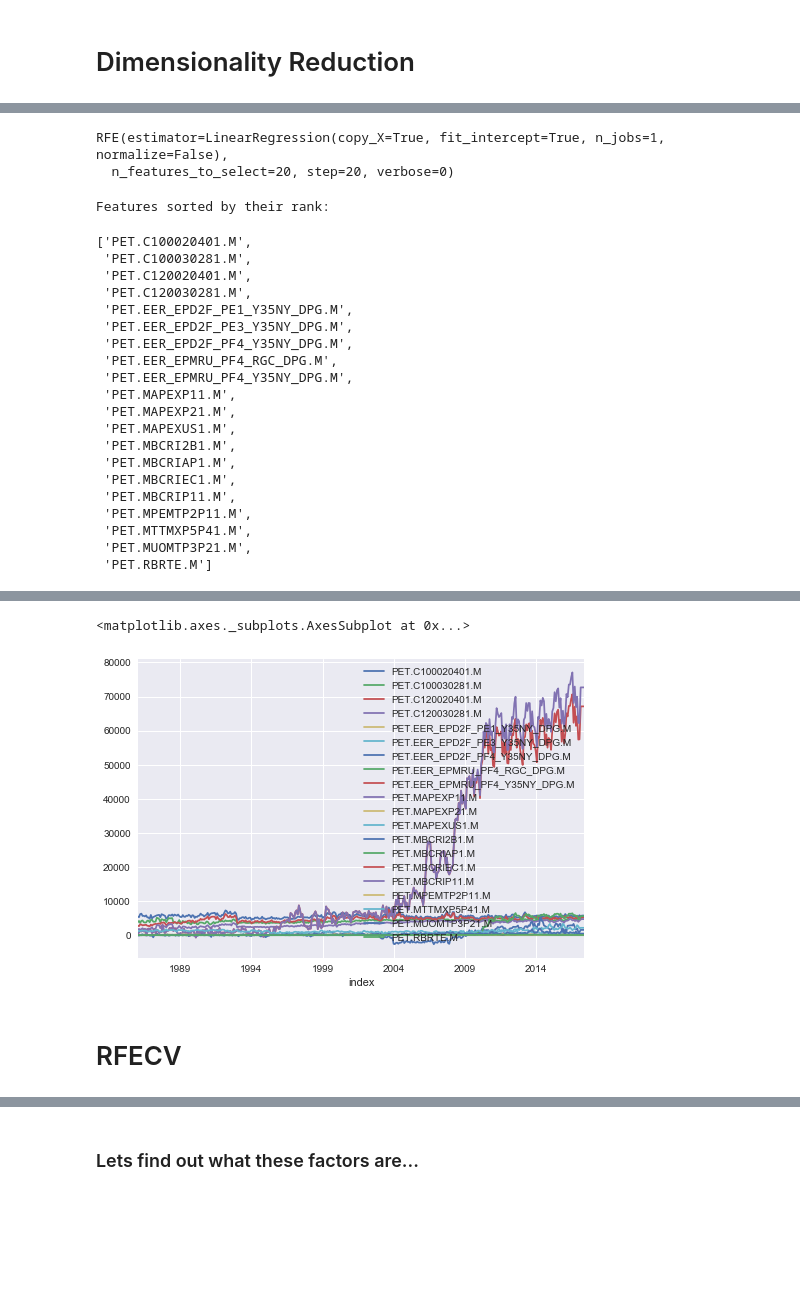
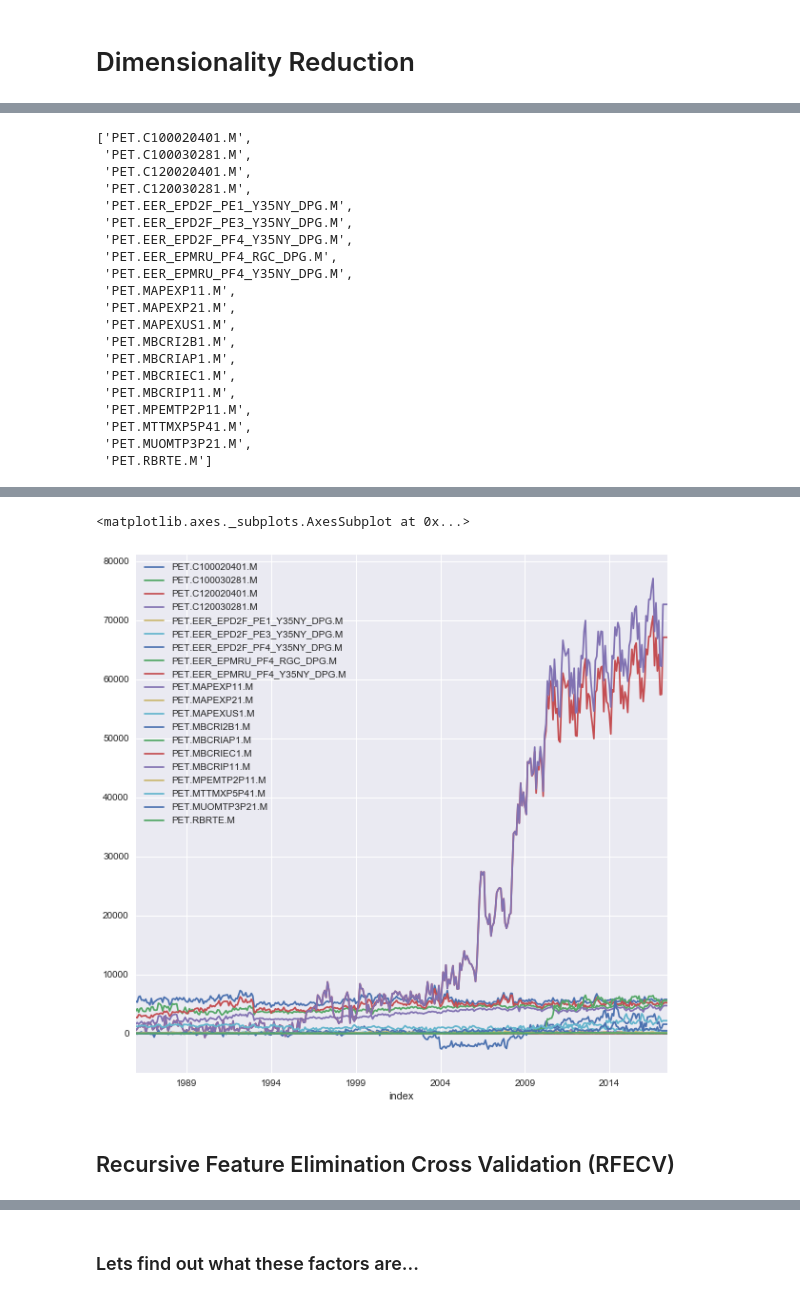
Before and after one commit to limitup/Chipy_Mentorship, a Jupyter notebook: feature_reduction.ipynb, the cells around one changed output, grey strips where cells are left out. Drawn from its saved outputs; the diff is of its cells as text; code cells hidden in the pictures; blank space fills up the shorter version.

```diff
--- a/feature_reduction.ipynb
+++ b/feature_reduction.ipynb
@@ -8,7 +10,7 @@ from datetime import datetime
 # %% [markdown]
 ## Data Exploration notebook shows 54309 Monthly factors!!
 # %%
-monthly_crude = pd.read_csv('./monthly_crude_data.csv',index_col='index',parse_dates=True)
+monthly_crude = pd.read_csv('./monthly_crude_data.csv',index_col='index',parse_dates=True,infer_datetime_format=True)
 monthly_crude.info()
 # %% [output]
 <class 'pandas.core.frame.DataFrame'>
@@ -162,42 +145,42 @@ from sklearn.feature_selection import RFE
 # %%
 #use linear regression as the model
 lr_rfe = LinearRegression()
-#rank all features, i.e continue the elimination until the last one
-rfe = RFE(lr_rfe,step=20, n_features_to_select=20)
-rfe.fit(monthly_dataset,y)
+# rank all features, i.e continue the elimination until the last one
+# rfe = RFE(lr_rfe,step=20, n_features_to_select=20)
+# rfe.fit(monthly_dataset,y)
+
+# with open('RFE_linearregression.pickle','wb') as f:
+#     pickle.dump(rfe, f)
+
+pickle_in = open('RFE_linearregression.pickle','rb')
+rfe = pickle.load(pickle_in)
-# %% [output]
-RFE(estimator=LinearRegression(copy_X=True, fit_intercept=True, n_jobs=1, normalize=False),
-  n_features_to_select=20, step=20, verbose=0)
 # %%
-print ("Features sorted by their rank:")
+# print ("Features sorted by their rank:")
 tuple_list_rfe = (sorted(zip(map(lambda x: round(x, 2), rfe.ranking_), monthly_dataset.columns)))
 # print (tuple_list_rfe)
+name_list_rfe = [x[1] for x in tuple_list_rfe if x[0] == 1]
+name_list_rfe
 # %% [output]
-Features sorted by their rank:
+['PET.C100020401.M',
+ 'PET.C100030281.M',
+ 'PET.C120020401.M',
+ 'PET.C120030281.M',
+ 'PET.EER_EPD2F_PE1_Y35NY_DPG.M',
+ 'PET.EER_EPD2F_PE3_Y35NY_DPG.M',
+ 'PET.EER_EPD2F_PF4_Y35NY_DPG.M',
+ 'PET.EER_EPMRU_PF4_RGC_DPG.M',
+ 'PET.EER_EPMRU_PF4_Y35NY_DPG.M',
+ 'PET.MAPEXP11.M',
+ 'PET.MAPEXP21.M',
+ 'PET.MAPEXUS1.M',
+ 'PET.MBCRI2B1.M',
+ 'PET.MBCRIAP1.M',
+ 'PET.MBCRIEC1.M',
+ 'PET.MBCRIP11.M',
+ 'PET.MPEMTP2P11.M',
+ 'PET.MTTMXP5P41.M',
+ 'PET.MUOMTP3P21.M',
+ 'PET.RBRTE.M']
-# %%
-name_list_rfe = [x[1] for x in tuple_list_rfe if x[0] == 1]
-name_list_rfe
-# %% [output]
-['PET.C100020401.M',
- 'PET.C100030281.M',
- 'PET.C120020401.M',
- 'PET.C120030281.M',
- 'PET.EER_EPD2F_PE1_Y35NY_DPG.M',
- 'PET.EER_EPD2F_PE3_Y35NY_DPG.M',
- 'PET.EER_EPD2F_PF4_Y35NY_DPG.M',
- 'PET.EER_EPMRU_PF4_RGC_DPG.M',
- 'PET.EER_EPMRU_PF4_Y35NY_DPG.M',
- 'PET.MAPEXP11.M',
- 'PET.MAPEXP21.M',
- 'PET.MAPEXUS1.M',
- 'PET.MBCRI2B1.M',
- 'PET.MBCRIAP1.M',
- 'PET.MBCRIEC1.M',
- 'PET.MBCRIP11.M',
- 'PET.MPEMTP2P11.M',
- 'PET.MTTMXP5P41.M',
- 'PET.MUOMTP3P21.M',
- 'PET.RBRTE.M']
 # %%
 results_rfe = monthly_dataset[name_list_rfe]
 results_rfe.tail()
@@ -210,12 +193,12 @@ results_rfe.tail()
 | 2017-05-31 | 5746.0 | 5214.1 | 5194.3 | 4705.0 | 1.514 | ... |
 | 2017-06-30 | 5746.0 | 5214.1 | 5194.3 | 4705.0 | 1.514 | ... |
 # %%
-results_rfe.plot()
+results_rfe.plot(figsize=(10,10))
 # %% [output]
 <matplotlib.axes._subplots.AxesSubplot at 0x...>
-[figure, old version]
+[figure, new version]
-# %% [markdown]
-# RFECV
+# %% [markdown]
+## Recursive Feature Elimination Cross Validation (RFECV)
 # %%
 from sklearn.feature_selection import RFECV
 # %%
```
Also changed, not shown: parts of 29 cells of this notebook, 3 other files.
